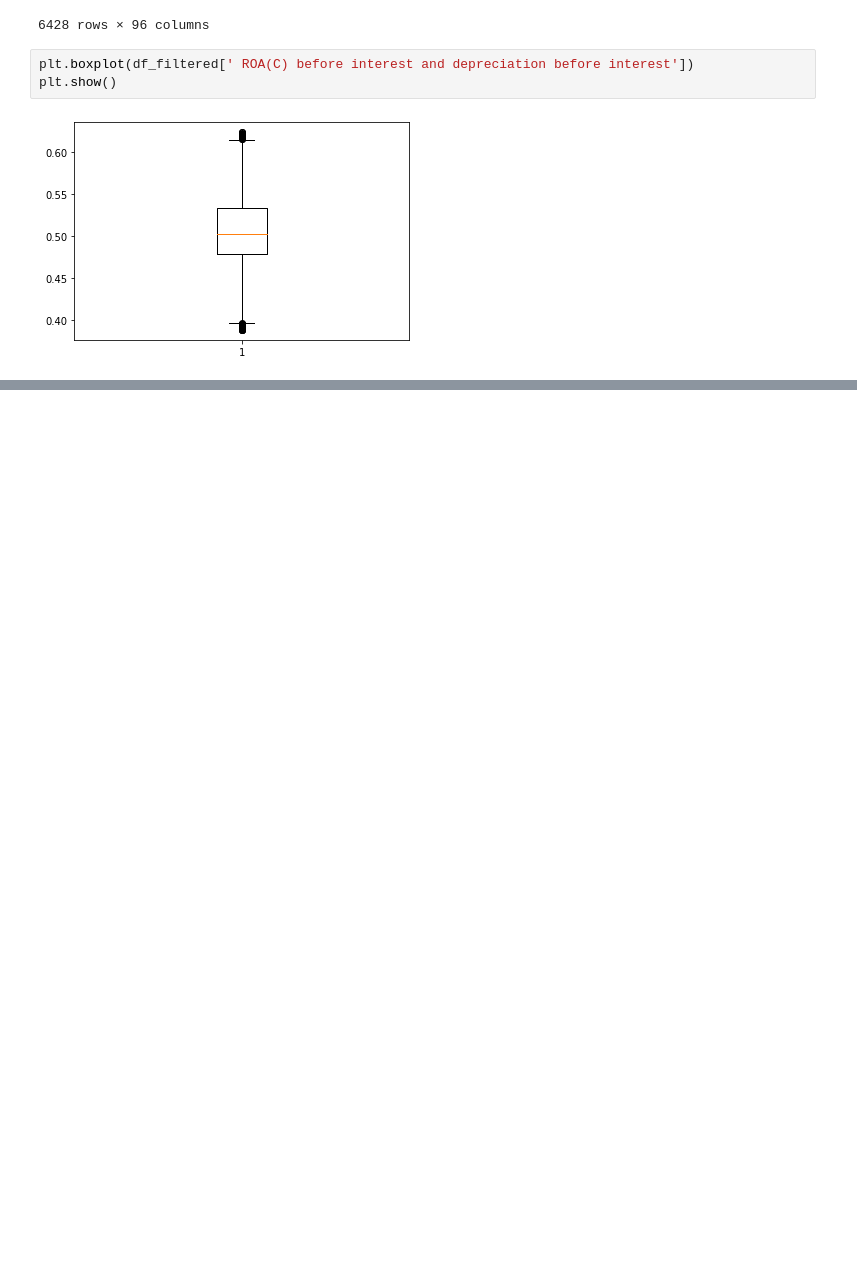
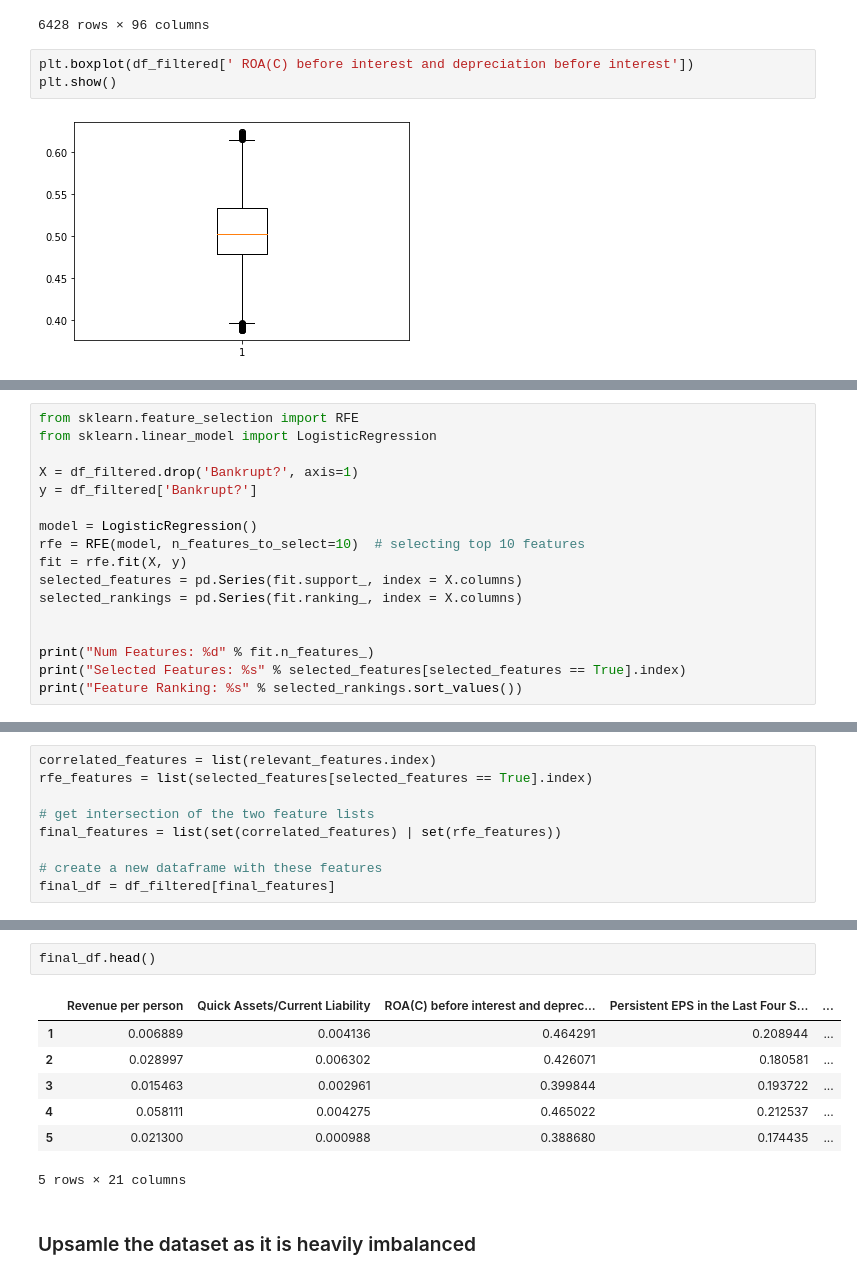
Before and after one commit to ap539813/Bankruptcy-Prediction-Model, a Jupyter notebook: BPM_code.ipynb, the cells around one changed output, grey strips where cells are left out. Cells and saved outputs as stored; diff of their text form; blank space fills up the shorter version.

```diff
--- a/BPM_code.ipynb
+++ b/BPM_code.ipynb
@@ -237,0 +293,17 @@ plt.show()
+# %%
+from sklearn.feature_selection import RFE
+from sklearn.linear_model import LogisticRegression
+
+X = df_filtered.drop('Bankrupt?', axis=1)
+y = df_filtered['Bankrupt?']
+
+model = LogisticRegression()
+rfe = RFE(model, n_features_to_select=10)  # selecting top 10 features
+fit = rfe.fit(X, y)
+selected_features = pd.Series(fit.support_, index = X.columns)
+selected_rankings = pd.Series(fit.ranking_, index = X.columns)
+
+
+print("Num Features: %d" % fit.n_features_)
+print("Selected Features: %s" % selected_features[selected_features == True].index)
+print("Feature Ranking: %s" % selected_rankings.sort_values())
@@ -237,0 +332,9 @@ plt.show()
+# %%
+correlated_features = list(relevant_features.index)
+rfe_features = list(selected_features[selected_features == True].index)
+
+# get intersection of the two feature lists
+final_features = list(set(correlated_features) | set(rfe_features))
+
+# create a new dataframe with these features
+final_df = df_filtered[final_features]
@@ -237,0 +361,12 @@ plt.show()
+# %%
+final_df.head()
+# %% [output]
+|  | Revenue per person | Quick Assets/Current Liability | ROA(C) before interest and deprec... | Persistent EPS in the Last Four S... | ... |
+| 1 | 0.006889 | 0.004136 | 0.464291 | 0.208944 | ... |
+| 2 | 0.028997 | 0.006302 | 0.426071 | 0.180581 | ... |
+| 3 | 0.015463 | 0.002961 | 0.399844 | 0.193722 | ... |
+| 4 | 0.058111 | 0.004275 | 0.465022 | 0.212537 | ... |
+| 5 | 0.021300 | 0.000988 | 0.388680 | 0.174435 | ... |
+5 rows × 21 columns
+# %% [markdown]
+### Upsamle the dataset as it is heavily imbalanced
```
Also changed, not shown: parts of 15 cells of this notebook.
